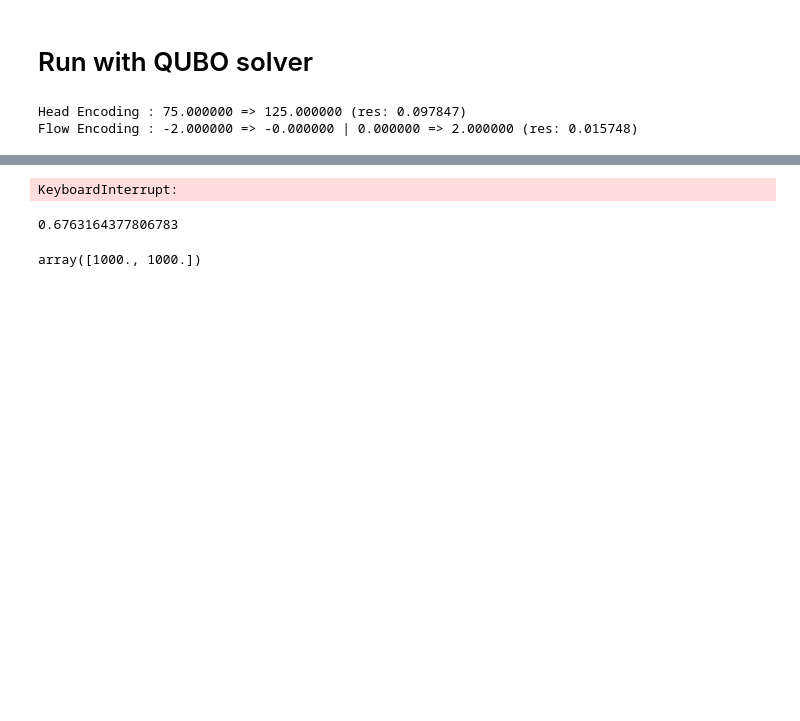
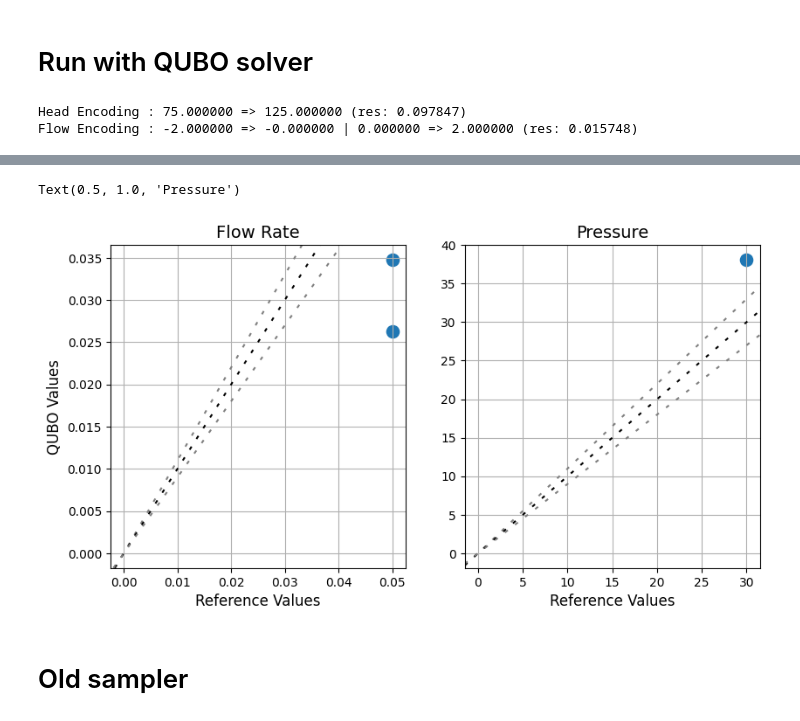
Before and after one commit to QuantumApplicationLab/wntr-quantum, a Jupyter notebook: docs/notebooks/design_pipe_diameter_own_sampler.ipynb, the cells around one changed output, grey strips where cells are left out. Cells and saved outputs as stored; diff of their text form; code cells hidden in the pictures; blank space fills up the shorter version.

```diff
--- a/docs/notebooks/design_pipe_diameter_own_sampler.ipynb
+++ b/docs/notebooks/design_pipe_diameter_own_sampler.ipynb
@@ -97,14 +154,42 @@ designer.qubo.qubo_dict = designer.qubo.create_bqm(matrices, strength=0)
+# %%
+import matplotlib.pyplot as plt
+
+fig = plt.figure(figsize = plt.figaspect(0.5))
+ax1 = fig.add_subplot(121)
+
+ax1.axline((0, 0.0), slope=1.10, color="grey", linestyle=(0, (2, 5)))
+ax1.axline((0, 0.0), slope=1, color="black", linestyle=(0, (2, 5)))
+ax1.axline((0, 0.0), slope=0.90, color="grey", linestyle=(0, (2, 5)))
+ax1.grid()
+
+# ax1.scatter(ref_values[:2], encoded_ref_sol[:2], c='black', s=200, label='Best solution')
+ax1.scatter(ref_values[:2], sol[:2], s=150, lw=1, edgecolors='w', label='Sampled solution')
+
+
+ax1.set_xlabel('Reference Values', fontsize=12)
+ax1.set_ylabel('QUBO Values', fontsize=12)
+ax1.set_title('Flow Rate', fontsize=14)
+
+ax2 = fig.add_subplot(122)
+
+ax2.axline((0, 0.0), slope=1.10, color="grey", linestyle=(0, (2, 5)))
+ax2.axline((0, 0.0), slope=1, color="black", linestyle=(0, (2, 5)))
+ax2.axline((0, 0.0), slope=0.90, color="grey", linestyle=(0, (2, 5)))
+
+
+# ax2.scatter(ref_values[2:], encoded_ref_sol[2:], c='black', s=200, label='Best solution')
+ax2.scatter(ref_values[2:], sol[2:], s=150, lw=1, edgecolors='w', label='Sampled solution')
+ax2.grid()
+
+
+ax2.set_xlabel('Reference Values', fontsize=12)
+ax2.set_title('Pressure', fontsize=14)
+# %% [output]
+Text(0.5, 1.0, 'Pressure')
+[figure, added]
+# %% [markdown]
+# Old sampler
 # %%
-from dwave.samplers import SimulatedAnnealingSampler
-options = {'sampler': SimulatedAnnealingSampler()}
-status = designer.solve(strength=1E8, num_reads=5000,  options=options)
+# from dwave.samplers import SimulatedAnnealingSampler
+# options = {'sampler': SimulatedAnnealingSampler()}
+# status = designer.solve(strength=1E8, num_reads=5000,  options=options)
-# %% [output]
-KeyboardInterrupt:
-# %%
-designer.total_pice
-# %% [output]
-0.6763164377806783
-# %%
-designer.optimal_diameters
-# %% [output]
-array([1000., 1000.])
```
Also changed, not shown: parts of 23 cells of this notebook, 3 other files.
